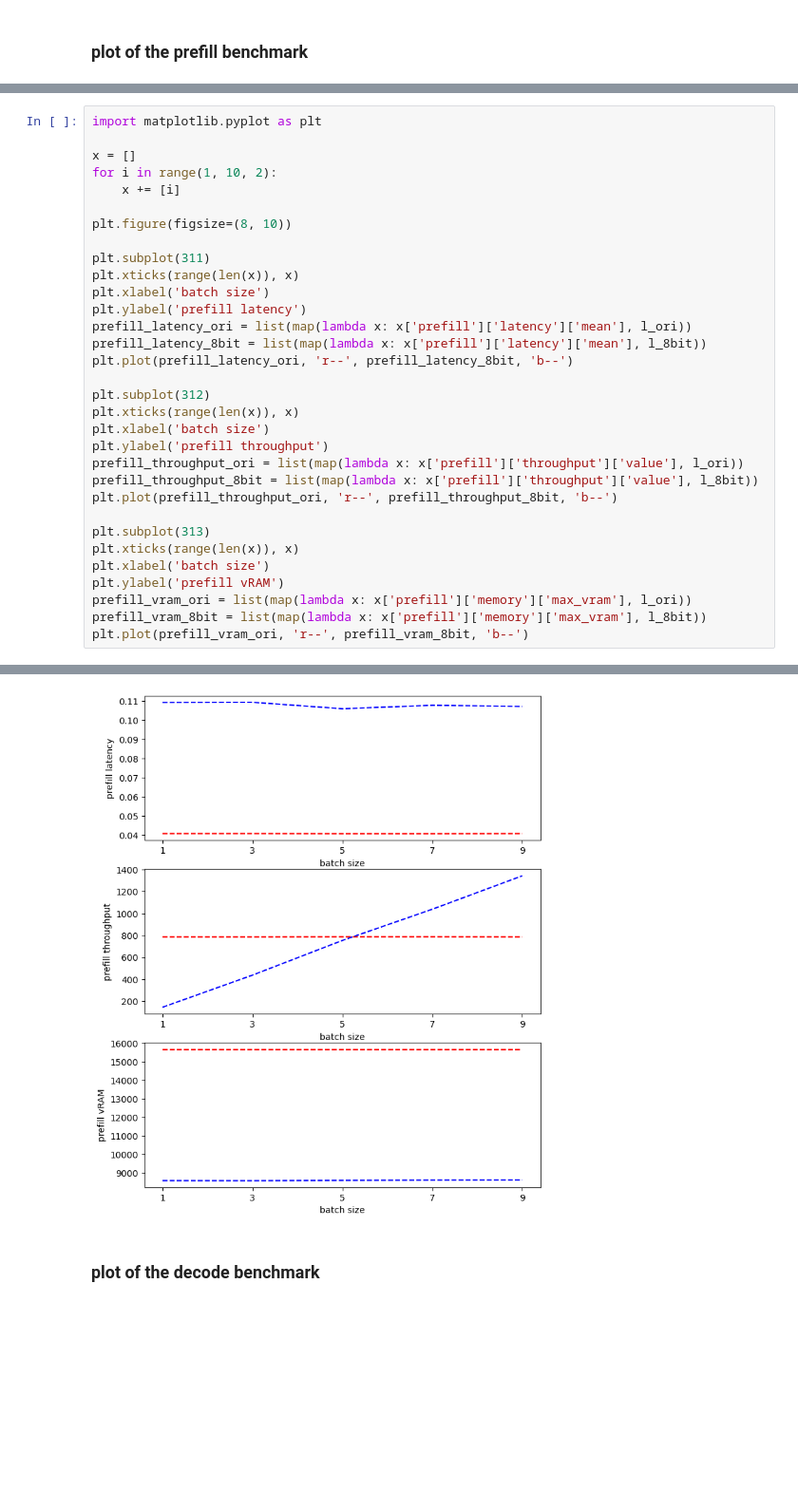
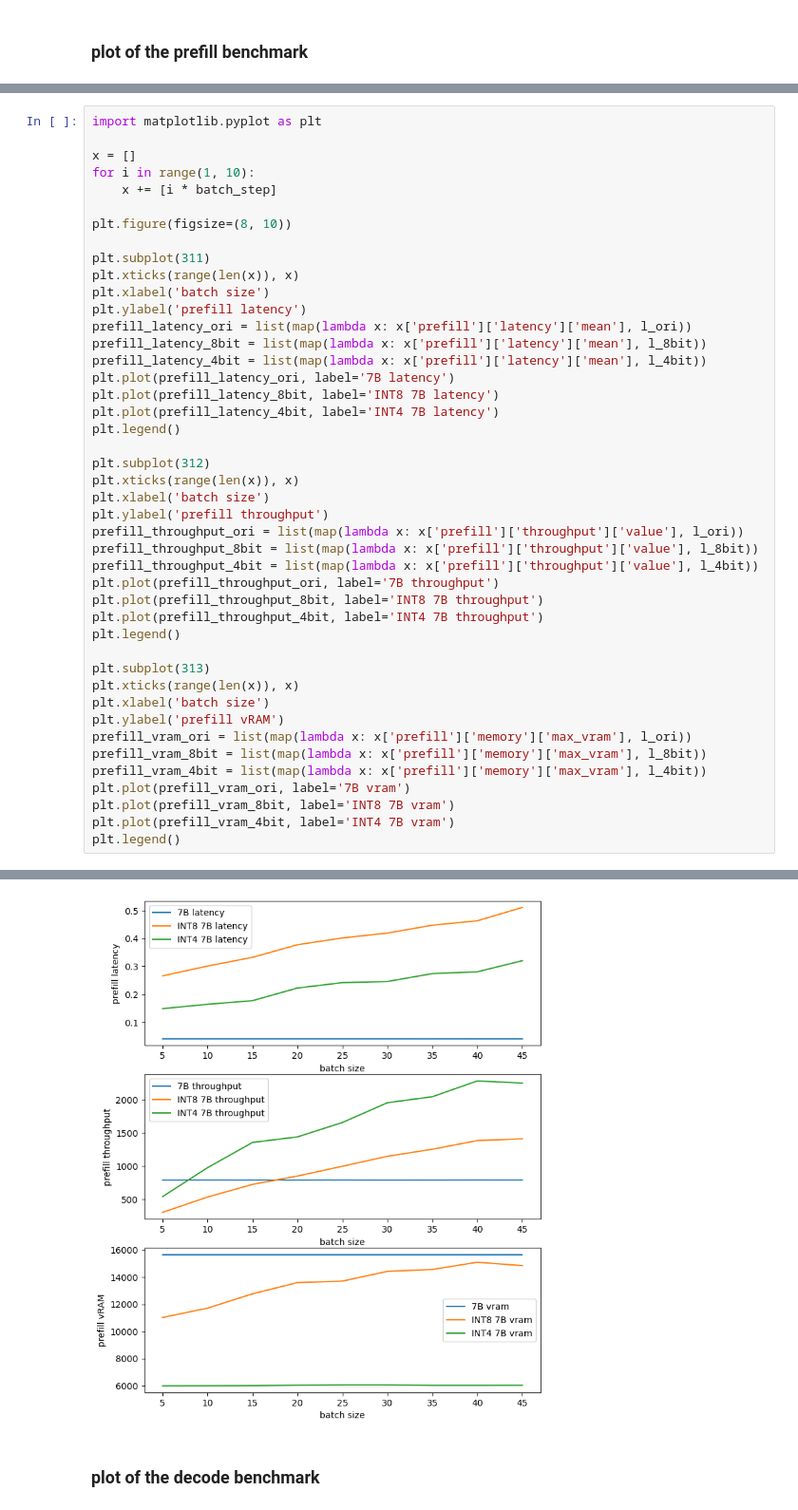
Before and after one commit to minruigui/cs247-project, a Jupyter notebook: performance.ipynb, the cells around one changed output, grey strips where cells are left out. Shown: that part at 95% size. Drawn from its saved outputs; the diff is of its cells as text; blank space fills up the shorter version.

```diff
--- a/performance.ipynb
+++ b/performance.ipynb
@@ -353,8 +393,8 @@ for i in range(1, 10):
 import matplotlib.pyplot as plt
 
 x = []
-for i in range(1, 10, 2):
-    x += [i]
+for i in range(1, 10):
+    x += [i * batch_step]
 
 plt.figure(figsize=(8, 10))
 
@@ -364,7 +404,11 @@ plt.xlabel('batch size')
 plt.ylabel('prefill latency')
 prefill_latency_ori = list(map(lambda x: x['prefill']['latency']['mean'], l_ori))
 prefill_latency_8bit = list(map(lambda x: x['prefill']['latency']['mean'], l_8bit))
-plt.plot(prefill_latency_ori, 'r--', prefill_latency_8bit, 'b--')
+prefill_latency_4bit = list(map(lambda x: x['prefill']['latency']['mean'], l_4bit))
+plt.plot(prefill_latency_ori, label='7B latency')
+plt.plot(prefill_latency_8bit, label='INT8 7B latency')
+plt.plot(prefill_latency_4bit, label='INT4 7B latency')
+plt.legend()
 
 plt.subplot(312)
 plt.xticks(range(len(x)), x)
@@ -372,7 +416,11 @@ plt.xlabel('batch size')
 plt.ylabel('prefill throughput')
 prefill_throughput_ori = list(map(lambda x: x['prefill']['throughput']['value'], l_ori))
 prefill_throughput_8bit = list(map(lambda x: x['prefill']['throughput']['value'], l_8bit))
-plt.plot(prefill_throughput_ori, 'r--', prefill_throughput_8bit, 'b--')
+prefill_throughput_4bit = list(map(lambda x: x['prefill']['throughput']['value'], l_4bit))
+plt.plot(prefill_throughput_ori, label='7B throughput')
+plt.plot(prefill_throughput_8bit, label='INT8 7B throughput')
+plt.plot(prefill_throughput_4bit, label='INT4 7B throughput')
+plt.legend()
 
 plt.subplot(313)
 plt.xticks(range(len(x)), x)
@@ -380,5 +428,9 @@ plt.xlabel('batch size')
 plt.ylabel('prefill vRAM')
 prefill_vram_ori = list(map(lambda x: x['prefill']['memory']['max_vram'], l_ori))
 prefill_vram_8bit = list(map(lambda x: x['prefill']['memory']['max_vram'], l_8bit))
-plt.plot(prefill_vram_ori, 'r--', prefill_vram_8bit, 'b--')
+prefill_vram_4bit = list(map(lambda x: x['prefill']['memory']['max_vram'], l_4bit))
+plt.plot(prefill_vram_ori, label='7B vram')
+plt.plot(prefill_vram_8bit, label='INT8 7B vram')
+plt.plot(prefill_vram_4bit, label='INT4 7B vram')
+plt.legend()
 # %% [output]
@@ -387,4 +438,4 @@ plt.plot(prefill_vram_ori, 'r--', prefill_vram_8bit, 'b--')
-[figure, old version]
+[figure, new version]
 # %% [markdown]
 ### plot of the decode benchmark
 # %%
```
Also changed, not shown: parts of 3 cells of this notebook.
